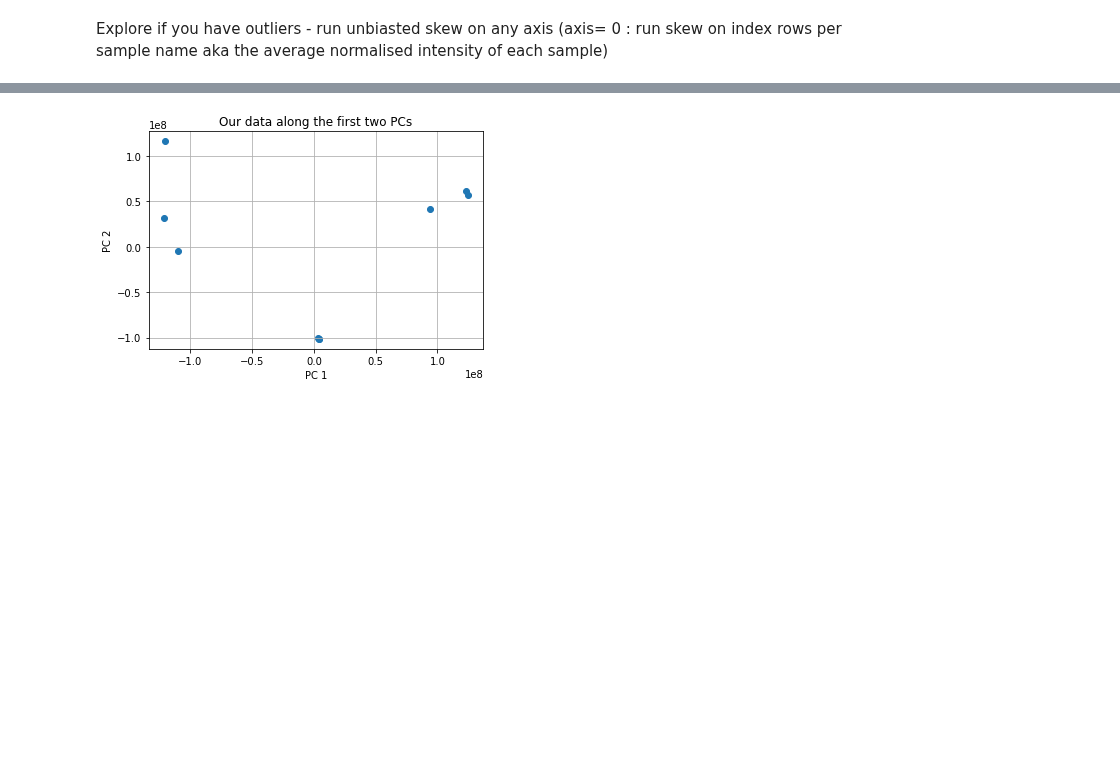
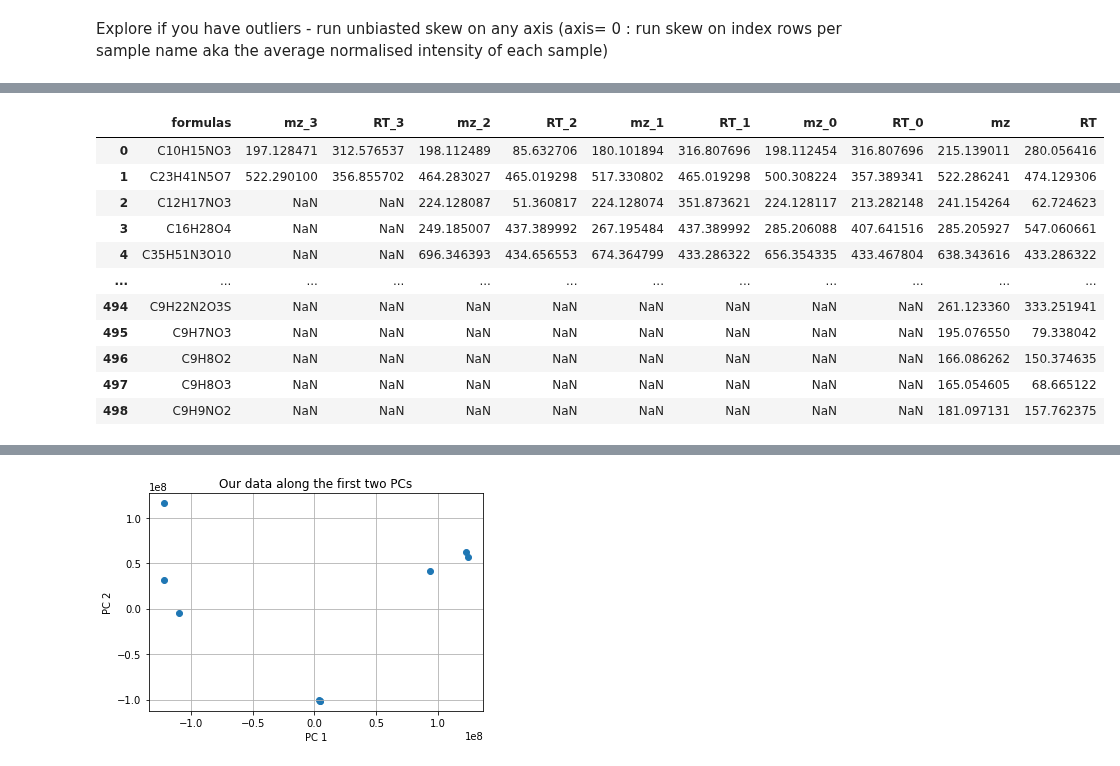
Before and after one commit to eeko-kon/pyOpenMS_UmetaFlow, a Jupyter notebook: 4_DataAnalysis.ipynb, the cells around one changed output, grey strips where cells are left out. Cells and saved outputs as stored; diff of their text form; code cells hidden in the pictures; blank space fills up the shorter version.

```diff
--- a/4_DataAnalysis.ipynb
+++ b/4_DataAnalysis.ipynb
@@ -362,0 +335,4 @@ Built a PCA for fun& visualisation
+# %%
+DF_CSI= pd.read_csv("results/data_analysis/ALL_CSI_rank1.tsv", sep="\t", index_col="Unnamed: 0")
+DF_SIRIU= pd.read_csv("results/data_analysis/ALL_SIRIUS_rank1.tsv", sep="\t", index_col="Unnamed: 0")
+DF_CSI
@@ -362,0 +488,16 @@ Built a PCA for fun& visualisation
+# %%
+dict1={}
+
+for formula in np.unique(df_formulas.index):
+    if len(df_formulas_helper[df_formulas_helper["formulas"]==formula])==2:
+        for i, lists in enumerate((df_formulas_helper[df_formulas_helper["formulas"]==formula]).values.tolist()):
+            key, value= lists[0], lists[1:]
+            dict1.setdefault(key, []).append(value)
+
+for key, values in enumerate(dict1.values()):
+    mass_delta= (abs(values[1][0]-values[0][0])/values[1][0])*1000000.0
+    maxdeltaRT= values[1][1]+100.0
+    mindeltaRT= values[1][1]-100.0
+    if (mindeltaRT <= values[0][1] <=  maxdeltaRT) &(mass_delta<= 20.0):
+        values.pop()
+print(dict1)
@@ -362,0 +607,63 @@ Built a PCA for fun& visualisation
+# %%
+df_formulas_2= pd.DataFrame(new_dict.items(), columns=['formulas', 'mz and RT'], index= None)
+split_df = pd.DataFrame(df_formulas_2["mz and RT"].tolist(), columns = ['list1', 'list2', "list3", "list4", "list5"])
+
+split_df_1 = pd.DataFrame(split_df['list1'].tolist(), columns = ['mz', 'RT'])
+df_1 = pd.concat([df_formulas_2, split_df_1], axis=1)
+df_1= df_1.drop(columns="mz and RT")
+
+split_df_2= split_df['list2']
+df_2= pd.concat([df_1, split_df_2], axis=1)
+df_2= df_2.drop(columns=["mz", "RT"])
+df_2= df_2.set_index("formulas")
+df_2= df_2.dropna()
+df_2=df_2.reset_index()
+split_df_2 = pd.DataFrame(df_2['list2'].tolist(), columns = ['mz_0', 'RT_0'])
+df_0= pd.concat([df_2, split_df_2], axis=1)
+df_0= df_0.drop(columns="list2")
+DF= pd.merge(df_0, df_1, on= "formulas", how= "outer")
+
+split_df_3= split_df['list3']
+df_3= pd.concat([df_1, split_df_3], axis=1)
+df_3= df_3.drop(columns=["mz", "RT"])
+df_3= df_3.set_index("formulas")
+df_3= df_3.dropna()
+df_3=df_3.reset_index()
+split_df_3 = pd.DataFrame(df_3['list3'].tolist(), columns = ['mz_1', 'RT_1'])
+DF_3= pd.concat([df_3, split_df_3], axis=1)
+DF_3= DF_3.drop(columns="list3")
+DFnew= pd.merge(DF_3, DF, on= "formulas", how= "outer")
+split_df_4= split_df['list4']
+df_4= pd.concat([df_1, split_df_4], axis=1)
+df_4= df_4.drop(columns=["mz", "RT"])
+df_4= df_4.set_index("formulas")
+df_4= df_4.dropna()
+df_4=df_4.reset_index()
+split_df_4 = pd.DataFrame(df_4['list4'].tolist(), columns = ['mz_2', 'RT_2'])
+DF_4= pd.concat([df_4, split_df_4], axis=1)
+DF_4= DF_4.drop(columns="list4")
+DFnew= pd.merge(DF_4, DFnew, on= "formulas", how= "outer")
+split_df_5= split_df['list5']
+df_5= pd.concat([df_1, split_df_5], axis=1)
+df_5= df_5.drop(columns=["mz", "RT"])
+df_5= df_5.set_index("formulas")
+df_5= df_5.dropna()
+df_5=df_5.reset_index()
+split_df_5 = pd.DataFrame(df_5['list5'].tolist(), columns = ['mz_3', 'RT_3'])
+DF_5= pd.concat([df_5, split_df_5], axis=1)
+DF_5= DF_5.drop(columns="list5")
+DF_SIRIUS_2= pd.merge(DF_5, DFnew, on= "formulas", how= "outer")
+DF_SIRIUS_2
+# %% [output]
+|  | formulas | mz_3 | RT_3 | mz_2 | RT_2 | mz_1 | RT_1 | mz_0 | RT_0 | mz | RT |
+| 0 | C10H15NO3 | 197.128471 | 312.576537 | 198.112489 | 85.632706 | 180.101894 | 316.807696 | 198.112454 | 316.807696 | 215.139011 | 280.056416 |
+| 1 | C23H41N5O7 | 522.290100 | 356.855702 | 464.283027 | 465.019298 | 517.330802 | 465.019298 | 500.308224 | 357.389341 | 522.286241 | 474.129306 |
+| 2 | C12H17NO3 | NaN | NaN | 224.128087 | 51.360817 | 224.128074 | 351.873621 | 224.128117 | 213.282148 | 241.154264 | 62.724623 |
+| 3 | C16H28O4 | NaN | NaN | 249.185007 | 437.389992 | 267.195484 | 437.389992 | 285.206088 | 407.641516 | 285.205927 | 547.060661 |
+| 4 | C35H51N3O10 | NaN | NaN | 696.346393 | 434.656553 | 674.364799 | 433.286322 | 656.354335 | 433.467804 | 638.343616 | 433.286322 |
+| ... | ... | ... | ... | ... | ... | ... | ... | ... | ... | ... | ... |
+| 494 | C9H22N2O3S | NaN | NaN | NaN | NaN | NaN | NaN | NaN | NaN | 261.123360 | 333.251941 |
+| 495 | C9H7NO3 | NaN | NaN | NaN | NaN | NaN | NaN | NaN | NaN | 195.076550 | 79.338042 |
+| 496 | C9H8O2 | NaN | NaN | NaN | NaN | NaN | NaN | NaN | NaN | 166.086262 | 150.374635 |
+| 497 | C9H8O3 | NaN | NaN | NaN | NaN | NaN | NaN | NaN | NaN | 165.054605 | 68.665122 |
+| 498 | C9H9NO2 | NaN | NaN | NaN | NaN | NaN | NaN | NaN | NaN | 181.097131 | 157.762375 |
```
Also changed, not shown: parts of 96 cells of this notebook, 1 other file.
